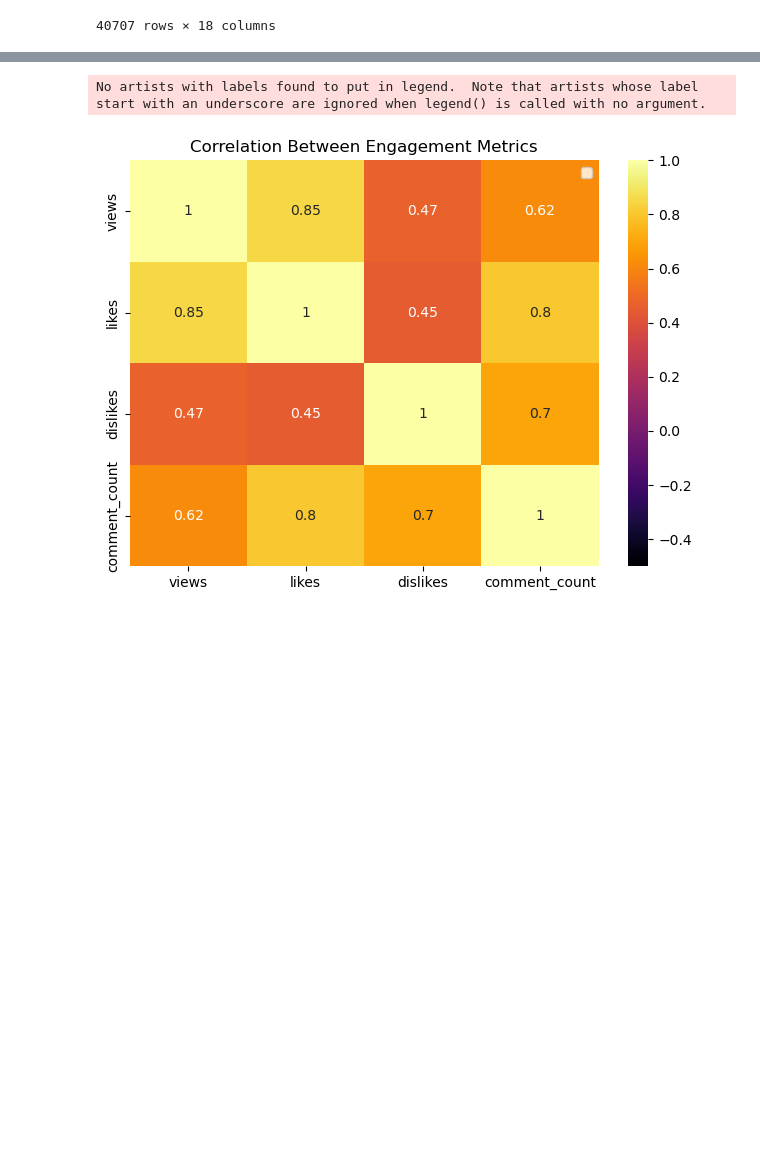
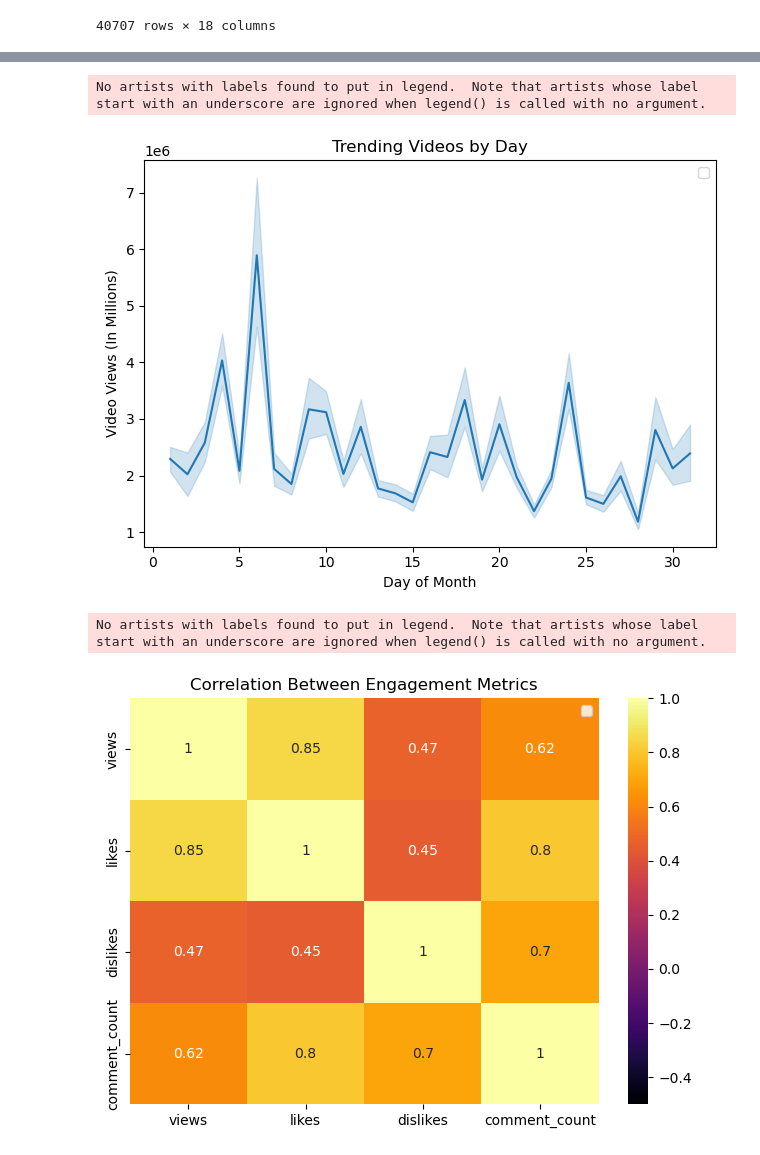
Before and after one commit to OKI300MER/Pandas-EDA-Case-Study, a Jupyter notebook: youtube_eda.ipynb, the cells around one changed output, grey strips where cells are left out. Saved outputs shown, nothing was run; the diff lists cells and outputs as text; code cells hidden in the pictures; blank space fills up the shorter version.

```diff
--- a/youtube_eda.ipynb
+++ b/youtube_eda.ipynb
@@ -395,3 +419,15 @@ No artists with labels found to put in legend.  Note that artists whose label st
+# %%
+sns.lineplot(data = by_date_df, x = "day", y = "views")
+plt.title('Trending Videos by Day')
+plt.xlabel('Day of Month')
+plt.ylabel('Video Views (In Millions)')
+plt.xticks(rotation=0)
+plt.legend()
+plt.tight_layout()
+plt.show();
+# %% [output]
+No artists with labels found to put in legend.  Note that artists whose label start with an underscore are ignored when legend() is called with no argument.
+[figure, added]
 # %%
 """
 Heatmap of Engagement Metrics:
```
Also changed, not shown: parts of 4 cells of this notebook.
